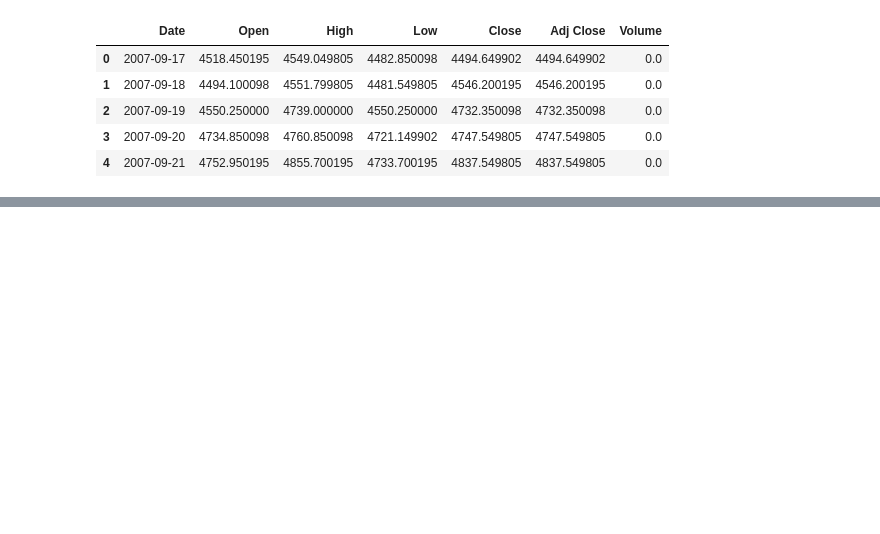
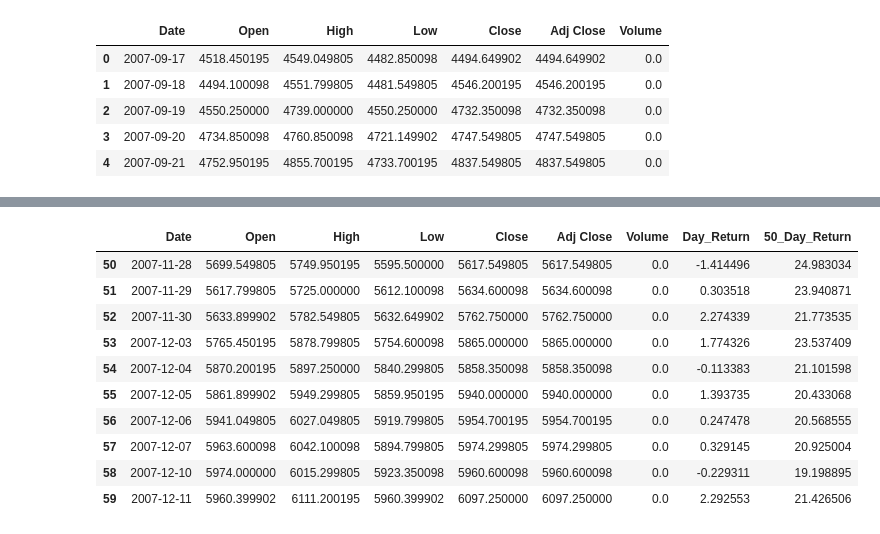
Before and after one commit to dipghoshraj/Algos, a Jupyter notebook: research/NSEI_V2.ipynb, the cells around one changed output, grey strips where cells are left out. Cells and saved outputs as stored; diff of their text form; code cells hidden in the pictures; blank space fills up the shorter version.

```diff
--- a/research/NSEI_V2.ipynb
+++ b/research/NSEI_V2.ipynb
@@ -16,0 +99,15 @@ stock.head(5)
+# %%
+df2 = df.dropna(subset=['50_Day_Return'])
+df2.head(10)
+# %% [output]
+|  | Date | Open | High | Low | Close | Adj Close | Volume | Day_Return | 50_Day_Return |
+| 50 | 2007-11-28 | 5699.549805 | 5749.950195 | 5595.500000 | 5617.549805 | 5617.549805 | 0.0 | -1.414496 | 24.983034 |
+| 51 | 2007-11-29 | 5617.799805 | 5725.000000 | 5612.100098 | 5634.600098 | 5634.600098 | 0.0 | 0.303518 | 23.940871 |
+| 52 | 2007-11-30 | 5633.899902 | 5782.549805 | 5632.649902 | 5762.750000 | 5762.750000 | 0.0 | 2.274339 | 21.773535 |
+| 53 | 2007-12-03 | 5765.450195 | 5878.799805 | 5754.600098 | 5865.000000 | 5865.000000 | 0.0 | 1.774326 | 23.537409 |
+| 54 | 2007-12-04 | 5870.200195 | 5897.250000 | 5840.299805 | 5858.350098 | 5858.350098 | 0.0 | -0.113383 | 21.101598 |
+| 55 | 2007-12-05 | 5861.899902 | 5949.299805 | 5859.950195 | 5940.000000 | 5940.000000 | 0.0 | 1.393735 | 20.433068 |
+| 56 | 2007-12-06 | 5941.049805 | 6027.049805 | 5919.799805 | 5954.700195 | 5954.700195 | 0.0 | 0.247478 | 20.568555 |
+| 57 | 2007-12-07 | 5963.600098 | 6042.100098 | 5894.799805 | 5974.299805 | 5974.299805 | 0.0 | 0.329145 | 20.925004 |
+| 58 | 2007-12-10 | 5974.000000 | 6015.299805 | 5923.350098 | 5960.600098 | 5960.600098 | 0.0 | -0.229311 | 19.198895 |
+| 59 | 2007-12-11 | 5960.399902 | 6111.200195 | 5960.399902 | 6097.250000 | 6097.250000 | 0.0 | 2.292553 | 21.426506 |
```
Also changed, not shown: parts of 28 cells of this notebook, 1 other file.
